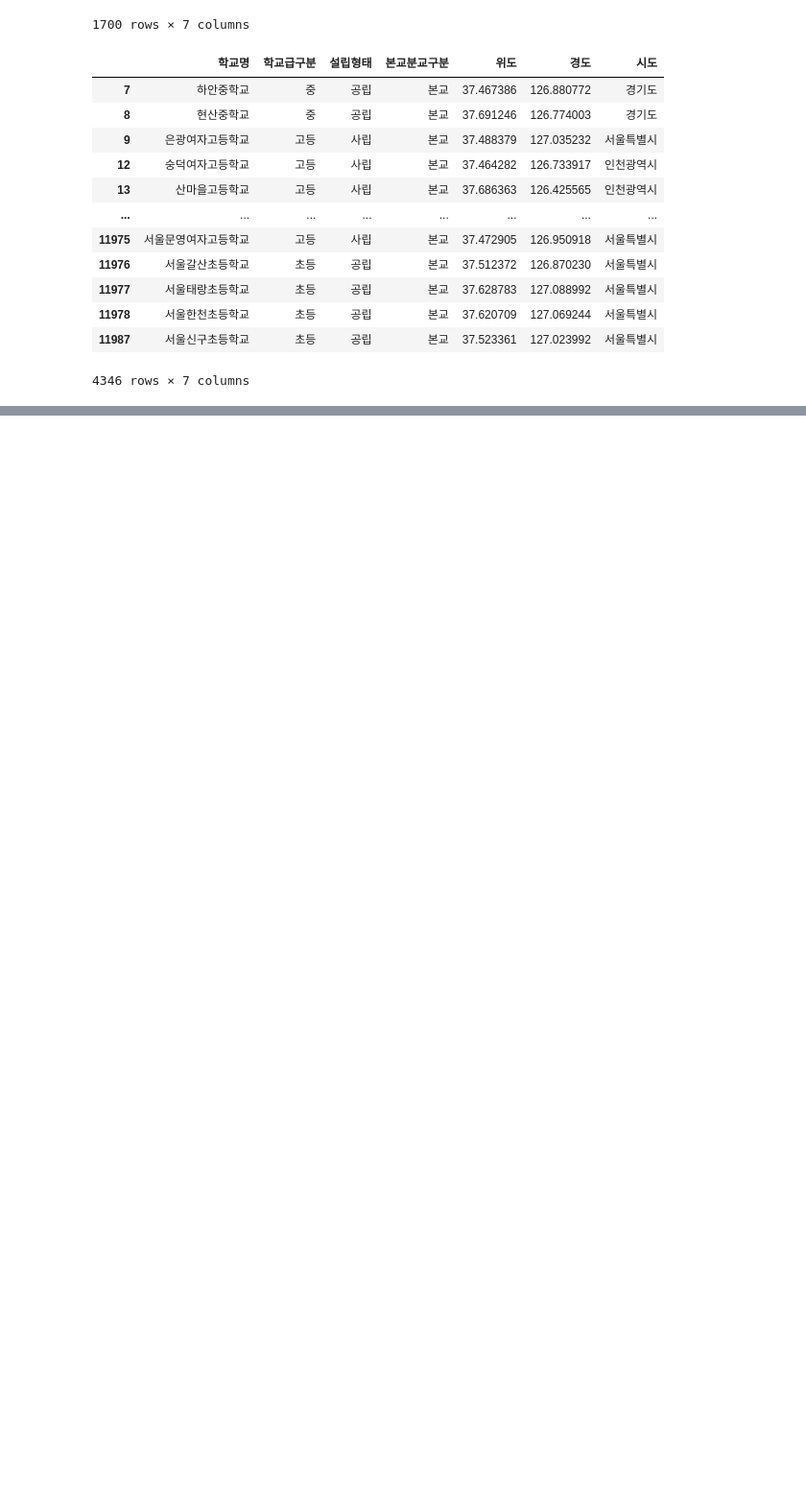
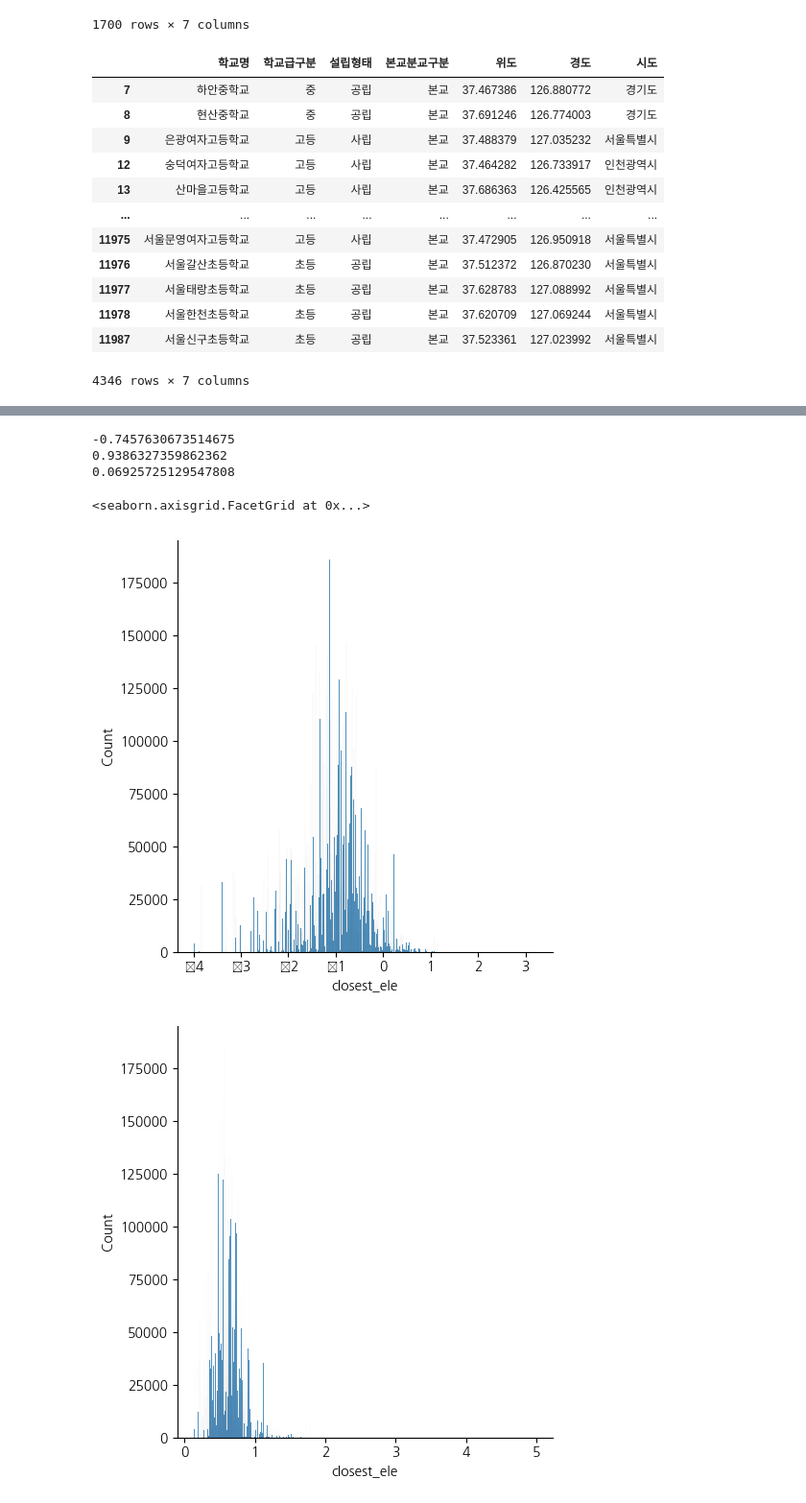
Before and after one commit to jiboo01/Real-Estate-Data-Analysis, a Jupyter notebook: 수도권_동별 Clustering 공시지가 copy.ipynb, the cells around one changed output, grey strips where cells are left out. Shown at 96% size. Saved outputs shown, nothing was run; the diff lists cells and outputs as text; code cells hidden in the pictures; blank space fills up the shorter version.

```diff
--- a/수도권_동별 Clustering 공시지가 copy.ipynb
+++ b/수도권_동별 Clustering 공시지가 copy.ipynb
@@ -617,0 +669,6 @@ main_withoutPrice
+# %%
+main_withPrice.drop('1km내sub수+', axis=1, inplace=True)
+# %%
+
+main_withPrice['school_1km+'] = main_withPrice['school_1km']+1
+#main_withPrice['sub_1km+'] = main_withPrice['sub_1km']+1
@@ -617,0 +679,20 @@ main_withoutPrice
+# %%
+df_log = np.log(main_withPrice['closest_ele'])
+print(df_log.skew())
+
+df_root = np.sqrt(main_withPrice['closest_ele'])
+print(df_root.skew())
+
+df_boxcox = pd.Series(stats.boxcox(main_withPrice['closest_ele'])[0])
+print(df_boxcox.skew())
+
+sns.displot(df_log)
+sns.displot(df_root)
+sns.displot(df_boxcox)
+# %% [output]
+-0.7457630673514675
+0.9386327359862362
+0.06925725129547808
+<seaborn.axisgrid.FacetGrid at 0x...>
+[figure, added]
+[figure, added]
```
Also changed, not shown: parts of 93 cells of this notebook.
